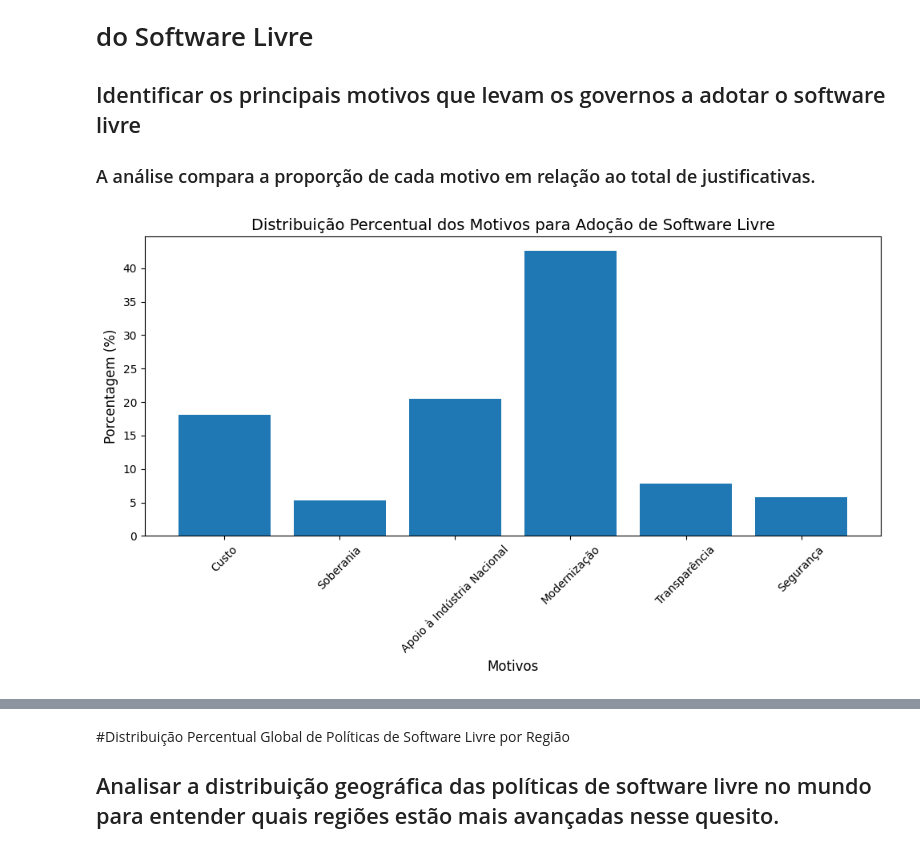
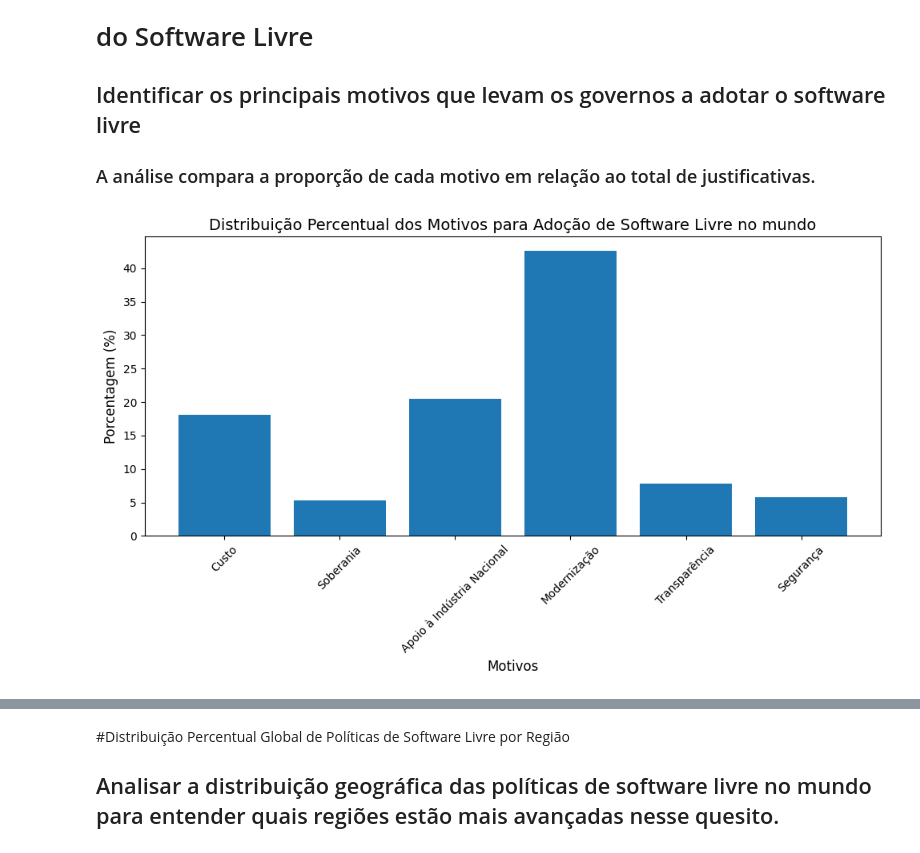
Before and after one commit to LarissaSchmillevitch/analise-dados-software-livre, a Jupyter notebook: analise_software_livre.ipynb, the cells around one changed output, grey strips where cells are left out. Saved outputs shown, nothing was run; the diff lists cells and outputs as text; code cells hidden in the pictures.

```diff
--- a/analise_software_livre.ipynb
+++ b/analise_software_livre.ipynb
@@ -234,19 +234,19 @@ df_open_source_tratada.to_csv(data_file_path, index=False)
 # %%
 # Contar quantas vezes cada motivo foi declarado
 motivos_sum = df_open_source_tratada[motivos_cols].sum()
 
 # Calcular o total de ocorrências e a porcentagem
 total_ocorrencias = motivos_sum.sum()
 motivos_percent = (motivos_sum / total_ocorrencias) * 100
 
 # Criar gráfico de barras com as porcentagens
 plt.figure(figsize=(10,6))
 plt.bar(motivos_percent.index, motivos_percent.values)
-plt.title("Distribuição Percentual dos Motivos para Adoção de Software Livre", fontsize=14)
+plt.title("Distribuição Percentual dos Motivos para Adoção de Software Livre no mundo", fontsize=14)
 plt.xlabel("Motivos", fontsize=12)
 plt.ylabel("Porcentagem (%)", fontsize=12)
 plt.xticks(rotation=45)
 plt.tight_layout()
 plt.show()
 # %% [output]
-[figure, old version]
+[figure, new version]
```
Also changed, not shown: parts of 8 cells of this notebook, 2 other files.
